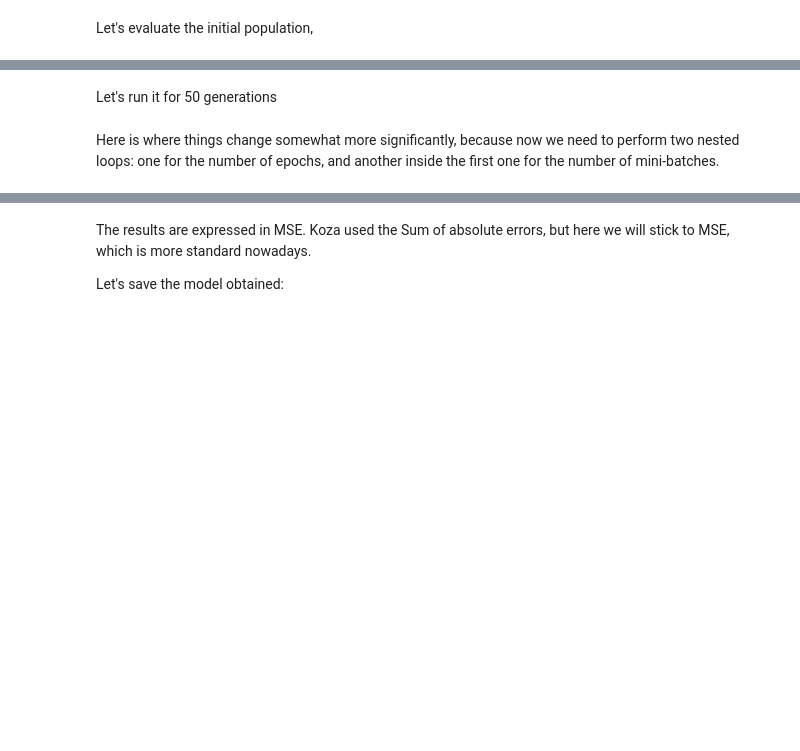
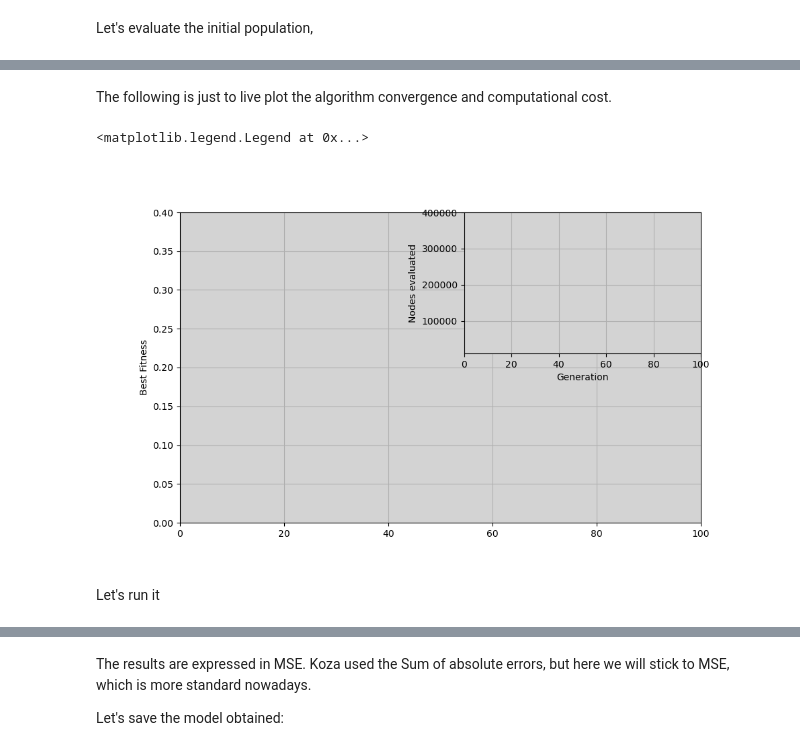
Before and after one commit to l1n0b1/TurboGP, a Jupyter notebook: TGP/E. Complete ADF example and comparison.ipynb, the cells around one changed output, grey strips where cells are left out. Saved outputs shown, nothing was run; the diff lists cells and outputs as text; code cells hidden in the pictures; blank space fills up the shorter version.

```diff
--- a/TGP/E. Complete ADF example and comparison.ipynb
+++ b/TGP/E. Complete ADF example and comparison.ipynb
@@ -113,2 +123,50 @@ Wall time: 5.83 s
+# %%
+Generations = 100
+cost_limit = 10000000 # ten million nodes
+
+diversity = []
+fitness = []
+test_fitness = []
+# %% [markdown]
+The following is just to live plot the algorithm convergence and computational cost.
+# %%
+############################################################################################################
+# The following piece of code, will allow us to display -in real time- the progress of training fitness,   #
+# testing fitness and diversity decay. It is a bit overcomplicated, and it is optional of course, but it   #
+# is very useful to understand and visualize if the GP is achieving convergence.                           #
+
+x = list(range(Generations))                                                                               #
+
+y = np.empty(Generations)                                                                                  #
+y[:]=np.nan                                                                                                #
+y2 = np.empty(Generations)                                                                                 #
+y2[:]=np.nan                                                                                               #
+d3 = np.empty(Generations)                                                                                 #
+d3[:]=np.nan                                                                                               #
+
+plt.ion()                                                                                                  #
+fig = plt.figure(figsize=(10,6))                                                                                         #
+ax = fig.add_subplot()                                                                                  #
+ax.set_ylabel('Best Fitness')                                                                              #
+ax.set_ylim(0.0,0.4)                                                                                       #
+ax.set_xlim(0,Generations)                                                                                 #
+ax.set_facecolor('lightgray')                                                                              #
+ax.grid(True)                                                                                              #
+ax2 = fig.add_subplot(222)                                                                                 #
+ax2.set_xlabel('Generation')                                                                               #
+ax2.set_ylabel('Nodes evaluated')                                                                       #
+ax2.set_ylim(10000,400000)                                                                                      #
+ax2.set_xlim(0,Generations)                                                                                #
+ax2.set_facecolor('lightgray')                                                                             #
+ax2.grid(True)                                                                                             #
+
+line1, = ax.plot(x, y, 'b-', label='training')                                                             #
+line2, = ax.plot(x, y2, 'r-', label='testing')                                                             #
+line3, = ax2.plot(x, d3, 'y-')                                                                             #
+ax.legend()                                                                                                #
+############################################################################################################
+# %% [output]
+<matplotlib.legend.Legend at 0x...>
+[figure, added]
 # %% [markdown]
-Let's run it for 50 generations
+Let's run it
@@ -121,2 +172,0 @@ test_fitness = []
-# %% [markdown]
-Here is where things change somewhat more significantly, because now we need to perform two nested loops: one for the number of epochs, and another inside the first one for the number of mini-batches.
```
Also changed, not shown: parts of 27 cells of this notebook, 11 other files.
